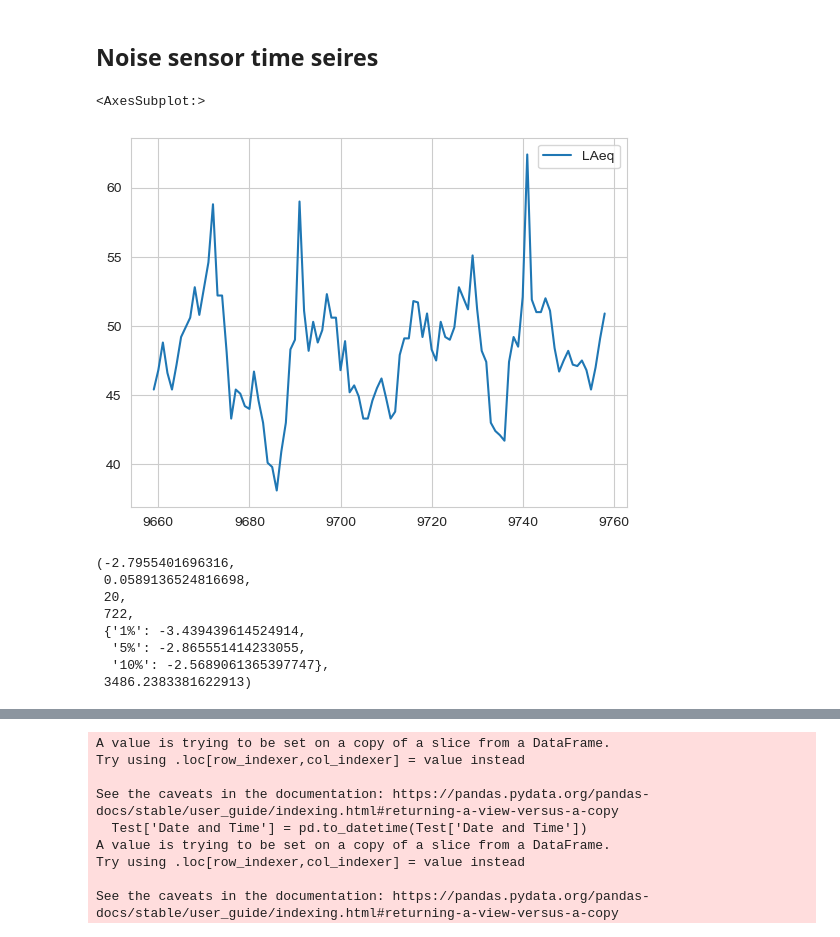
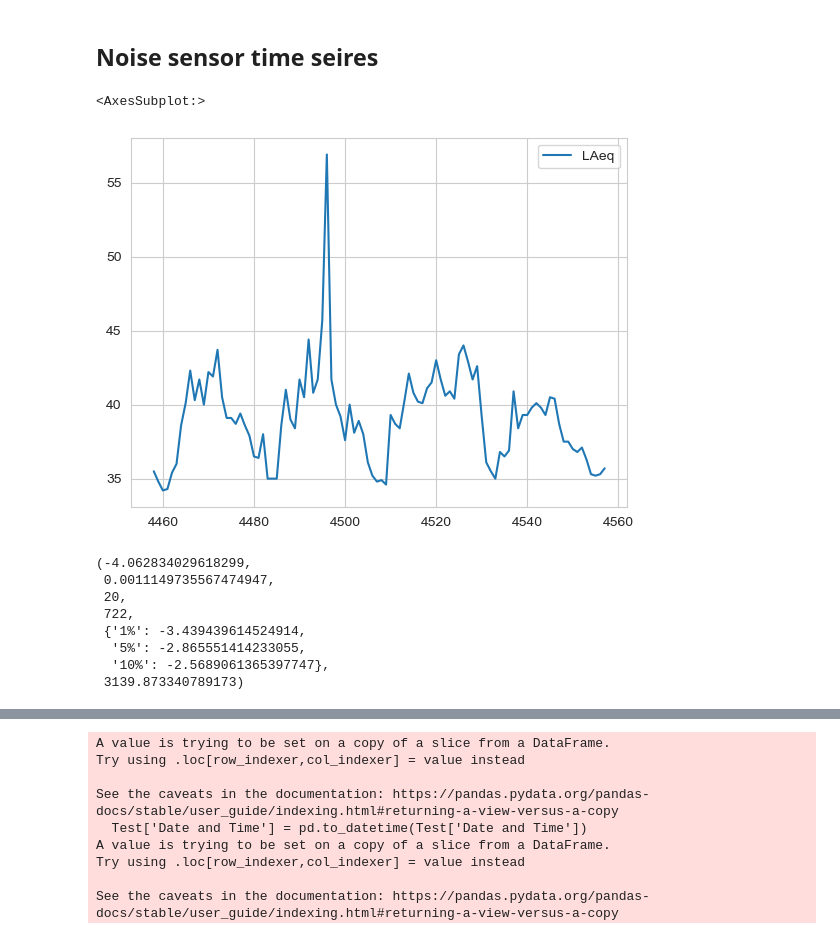
Before and after one commit to alexCCTcollege/Capstone, a Jupyter notebook: Transform.ipynb, the cells around one changed output, grey strips where cells are left out. Drawn from its saved outputs; the diff is of its cells as text; code cells hidden in the pictures.

```diff
--- a/Transform.ipynb
+++ b/Transform.ipynb
@@ -990,22 +1003,24 @@ MAPE 2: 0.36686945890745437
 # %% [markdown]
 ## Noise sensor time seires
 # %%
-Test = Noise[Noise['sensor']=="Woodstock gardens"]
+#time series using Drumcondra_library sensor
+Test = Noise[Noise['sensor']=="Drumcondra_library"]
 
 sns.lineplot(Test[:100])
 # %% [output]
 <AxesSubplot:>
-[figure, old version]
+[figure, new version]
 # %%
 from statsmodels.tsa.stattools import adfuller
 adfuller(Test['LAeq'])
+#P value is 0.0011149735567474947, series is stationary
 # %% [output]
-(-2.7955401696316,
- 0.0589136524816698,
+(-4.062834029618299,
+ 0.0011149735567474947,
  20,
  722,
  {'1%': -3.439439614524914,
   '5%': -2.865551414233055,
   '10%': -2.5689061365397747},
- 3486.2383381622913)
+ 3139.873340789173)
 # %%
```
Also changed, not shown: parts of 47 cells of this notebook, 1 other file.
